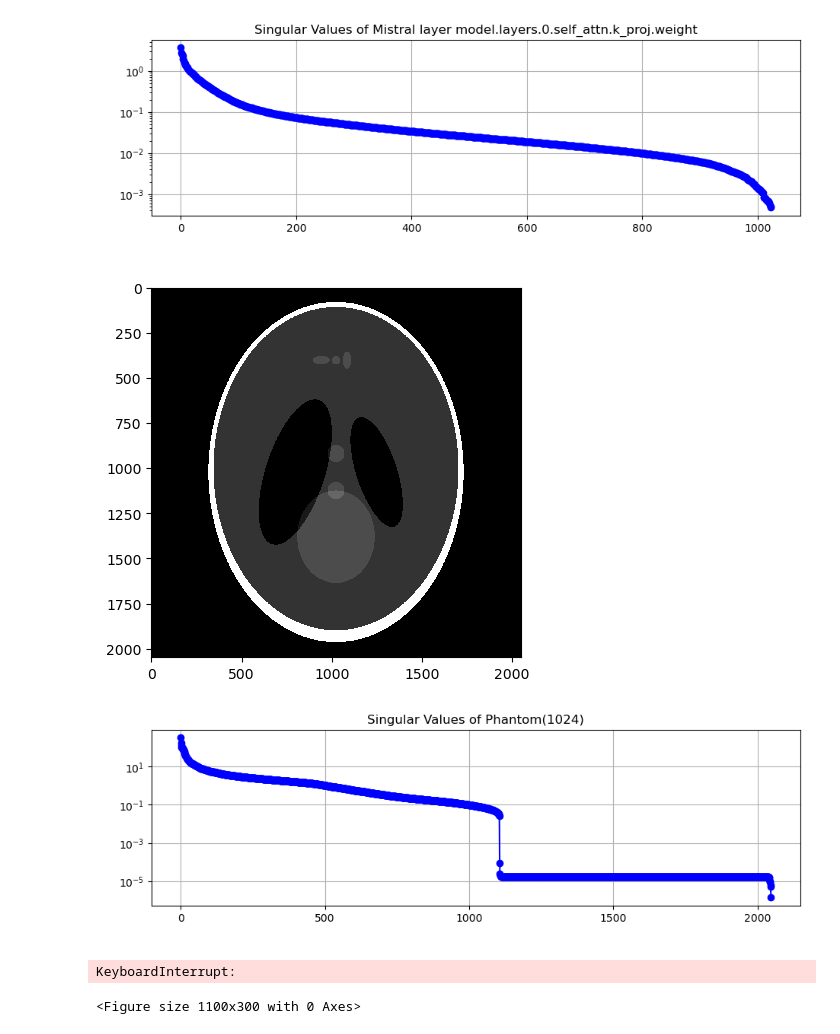
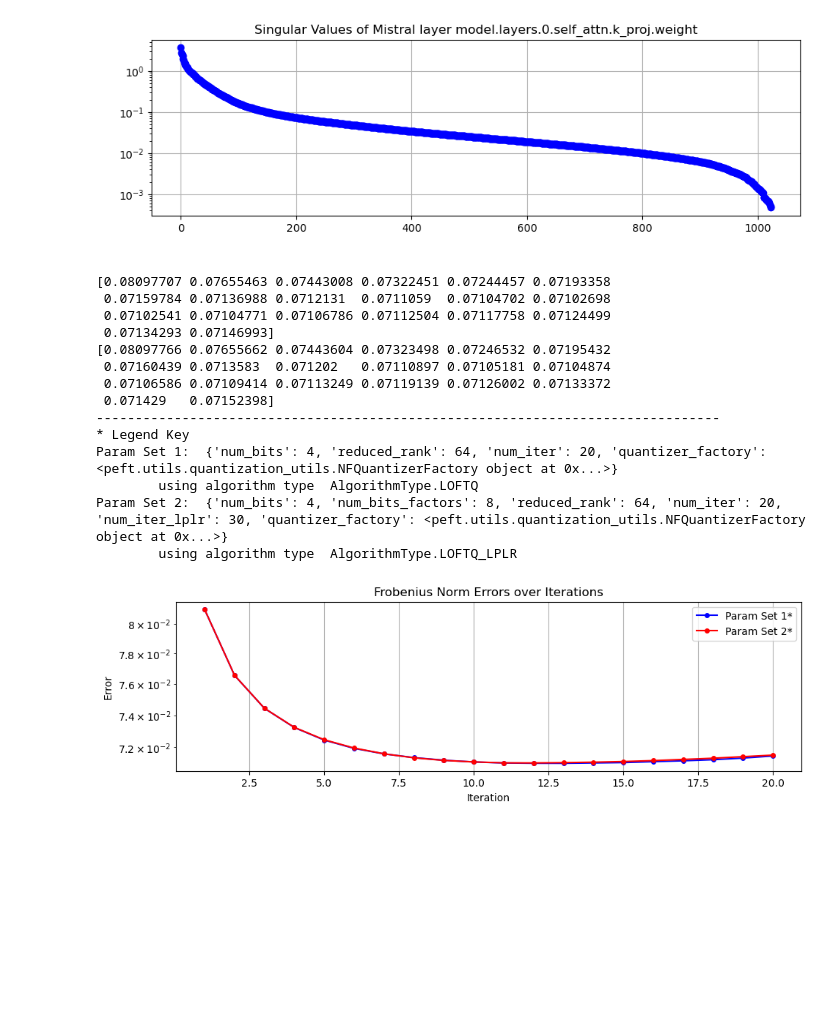
Before and after one commit to pilancilab/caldera, a Jupyter notebook: naomi/notebooks/mixed_lplr.ipynb, the cells around one changed output. Drawn from its saved outputs; the diff is of its cells as text; code cells hidden in the pictures; blank space fills up the shorter version.

Commit message:
Refactor code to work as a peft submodule

```diff
--- a/naomi/notebooks/mixed_lplr.ipynb
+++ b/naomi/notebooks/mixed_lplr.ipynb
@@ -69,27 +73,22 @@ plt.show()
 # %% [output]
 torch.Size([1024, 4096])
 [figure]
-# %%
-# Generate a phantominator matrix
-X = torch.Tensor(shepp_logan(2048))
-plt.imshow(X, cmap="gray", interpolation="nearest")
-plt.show()
-# %% [output]
-[figure, removed]
 # %%
-_, S, _ = torch.linalg.svd(X.float(), full_matrices=False)
+# Generate a phantominator matrix
+# X = torch.Tensor(shepp_logan(2048))
+# plt.imshow(X, cmap="gray", interpolation="nearest")
+# plt.show()
+# _, S, _ = torch.linalg.svd(X.float(), full_matrices=False)
 
-# Plot the singular values
-plt.figure(figsize=(11, 3))
-plt.plot(S, marker='o', linestyle='-', color='b')
-plt.title('Singular Values of Phantom(1024)')
-plt.xlabel('Index', color="white")
-plt.ylabel('Singular Value', color="white")
-plt.yscale('log')
-plt.grid(True)
-plt.show()
+# # Plot the singular values
+# plt.figure(figsize=(11, 3))
+# plt.plot(S, marker='o', linestyle='-', color='b')
+# plt.title('Singular Values of Phantom(1024)')
+# plt.xlabel('Index', color="white")
+# plt.ylabel('Singular Value', color="white")
+# plt.yscale('log')
+# plt.grid(True)
+# plt.show()
-# %% [output]
-[figure, removed]
 # %%
 def test_iterative_weight_compression(
     X = None,
@@ -152,19 +156,37 @@ def test_iterative_weight_compression(
     plt.show()
 # %%
 test_iterative_weight_compression(
-    algorithm_kwargs = [{
-        "num_bits": 4, "reduced_rank": 64, "num_iter": 100, "quant_type": QuantType.UNIFORM
-    },
-    {
-        "num_bits": 4, "num_bits_factors": 8, "reduced_rank": 64,
-        "num_iter": 100, "num_iter_lplr": 50, "quant_type": QuantType.UNIFORM
-    }],
-    algorithm_types=[
-        AlgorithmType.LOFTQ, AlgorithmType.LOFTQ_LPLR
+    weight_comp_configs=[
+        WeightCompressionConfig(
+            algorithm_kwargs={
+                "num_bits": 4, "reduced_rank": 64, "num_iter": 20, "quantizer_factory": NFQuantizerFactory("normal")
+            },
+            algorithm_type=AlgorithmType.LOFTQ
+        ),
+        WeightCompressionConfig(
+            algorithm_kwargs={
+                "num_bits": 4, "num_bits_factors": 8, "reduced_rank": 64,
+                "num_iter": 20, "num_iter_lplr": 30, "quantizer_factory": NFQuantizerFactory("normal")
+            },
+            algorithm_type=AlgorithmType.LOFTQ_LPLR
+        )
     ],
     plot_title="Frobenius Norm Errors over Iterations",
     X=X_mis.T
 )
 # %% [output]
-KeyboardInterrupt:
+[0.08097707 0.07655463 0.07443008 0.07322451 0.07244457 0.07193358
+ 0.07159784 0.07136988 0.0712131  0.0711059  0.07104702 0.07102698
+ 0.07102541 0.07104771 0.07106786 0.07112504 0.07117758 0.07124499
+ 0.07134293 0.07146993]
+[0.08097766 0.07655662 0.07443604 0.07323498 0.07246532 0.07195432
+ 0.07160439 0.0713583  0.071202   0.07110897 0.07105181 0.07104874
+ 0.07106586 0.07109414 0.07113249 0.07119139 0.07126002 0.07133372
+ 0.071429   0.07152398]
+--------------------------------------------------------------------------------
+* Legend Key
+Param Set 1:  {'num_bits': 4, 'reduced_rank': 64, 'num_iter': 20, 'quantizer_factory': <peft.utils.quantization_utils.NFQuantizerFactory object at 0x...>}
+        using algorithm type  AlgorithmType.LOFTQ
+Param Set 2:  {'num_bits': 4, 'num_bits_factors': 8, 'reduced_rank': 64, 'num_iter': 20, 'num_iter_lplr': 30, 'quantizer_factory': <peft.utils.quantization_utils.NFQuantizerFactory object at 0x...>}
+        using algorithm type  AlgorithmType.LOFTQ_LPLR
-<Figure size 1100x300 with 0 Axes>
+[figure, added]
```
Also changed, not shown: parts of 22 cells of this notebook, 6 other files.
